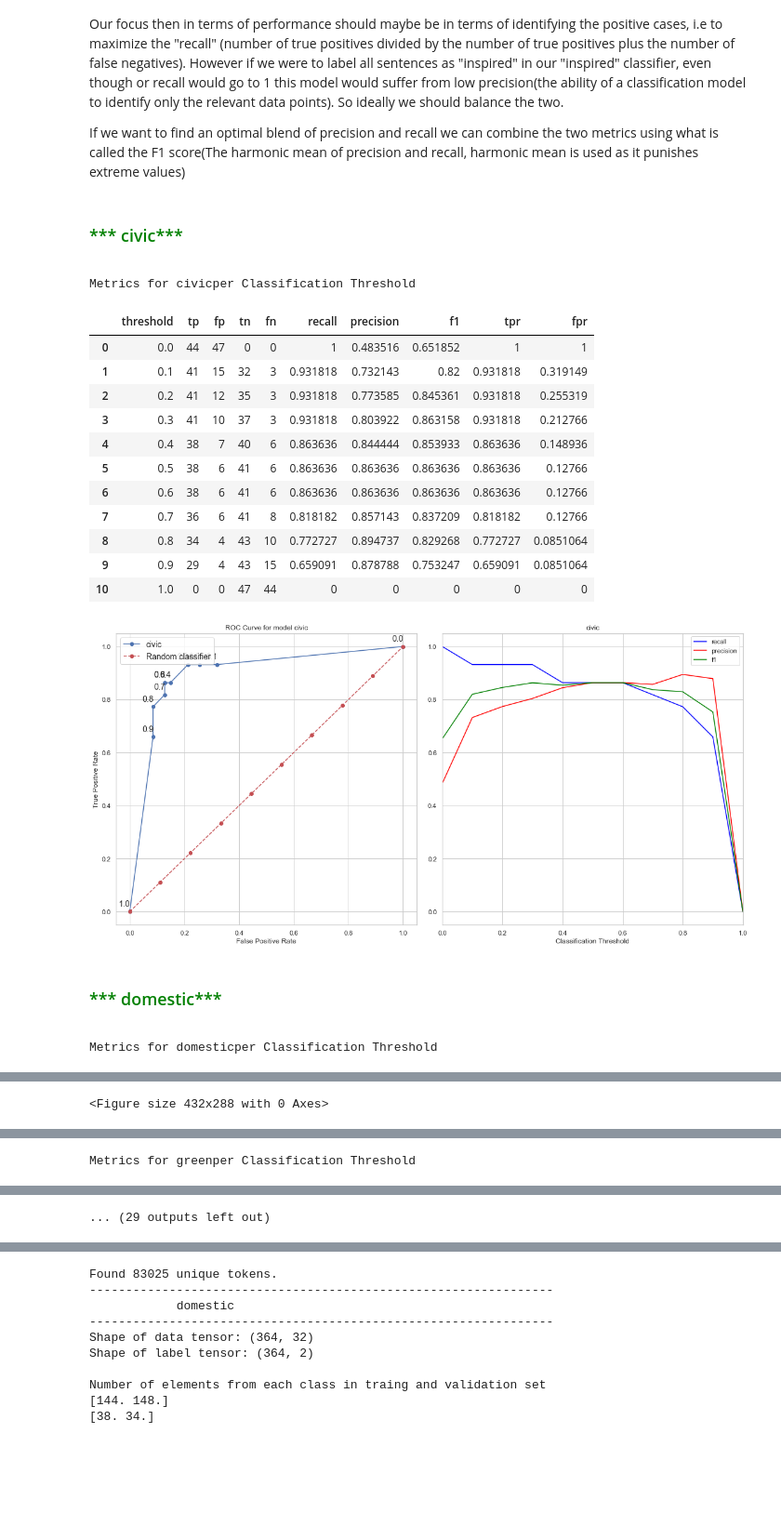
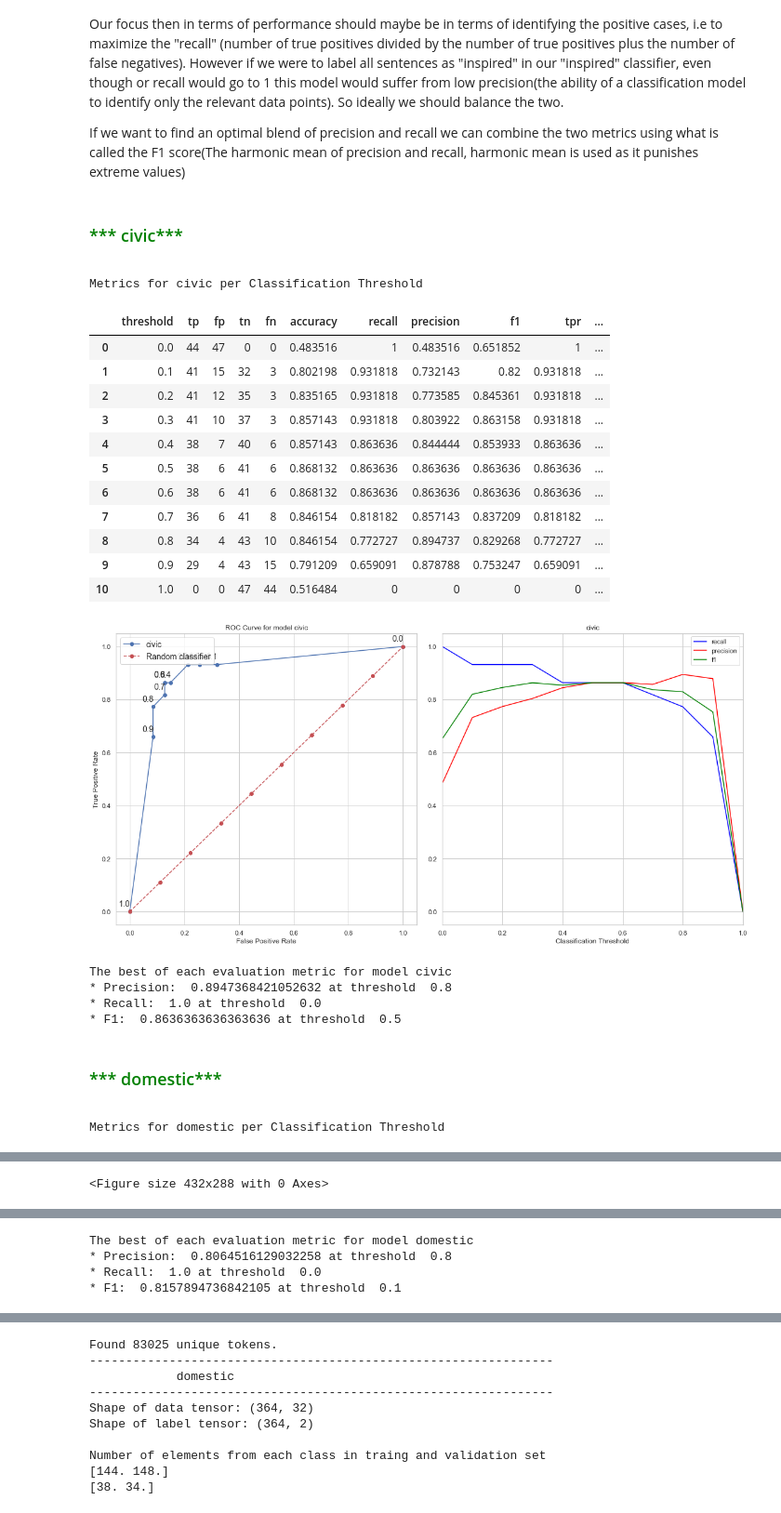
Before and after one commit to aideenf/AIVC, a Jupyter notebook: cp_wssc/Paper experiments.ipynb, the cells around one changed output, grey strips where cells are left out. Shown at 93% size. Drawn from its saved outputs; the diff is of its cells as text; code cells hidden in the pictures; blank space fills up the shorter version.

Commit message:
adding additional matrix to choose the model
specifically to choose the classification/probability threshold for final models

```diff
--- a/cp_wssc/Paper experiments.ipynb
+++ b/cp_wssc/Paper experiments.ipynb
@@ -381,6 +424,9 @@ fn_list = []
 tp_list = []
 
 _conventions_matches_precissions = {}
+dict_opt_f1_threshold = {}
+dict_opt_precision_threshold = {}
+dict_opt_recall_threshold = {}
 
 # AF: at each step calculating the precision, recall, F1, and location on the ROC curve.
 #For each convention
@@ -420,51 +466,84 @@ for k in _DLModels.keys():
     roc =  calculate_metrics(results_for_current_convention, len(my_data_y));
     results_for_current_convention = pd.concat([results_for_current_convention, roc.drop("threshold", axis=1)],axis=1, join='inner', sort = False)
 
-    print("Metrics for " +k + "per Classification Threshold")
+    print("Metrics for " +k + " per Classification Threshold")
     display(results_for_current_convention)
 
 
     plt.figure(figsize=(16,8))
     plt.subplot(1, 2, 1)
     plt.style.use('seaborn-dark-palette')
     my_thresholds = [str(t) for t in results_for_current_convention['threshold']]
     plt.plot(roc['fpr'], roc['tpr'], 'bo-', label = k);
     plt.plot(list(np.linspace(0, 1, num = 10)), list(np.linspace(0, 1, num = 10)), 'ro--', label = 'Random classifier');
     for x, y, s in zip(roc['fpr'], roc['tpr'], my_thresholds):
         plt.text(x - 0.04,y + 0.02, s, fontdict={'size': 14});
     plt.legend(prop={'size':14})
     plt.ylabel('True Positive Rate'); plt.xlabel('False Positive Rate');
     plt.title('ROC Curve for model '+k);
     #plt.show()
     #plt.clf()
 
     plt.subplot(1, 2, 2)
     ax = plt.gca()
     plt.title(k)
     roc.plot(kind='line',x='threshold',y='recall', color='blue',ax=ax)
     roc.plot(kind='line',x='threshold',y='precision', color='red', ax=ax)
     roc.plot(kind='line',x='threshold',y='f1', color='green', ax=ax)
     plt.xlabel('Classification Threshold')
     plt.tight_layout()
     plt.show()
     plt.clf()
+    print ("The best of each evaluation metric for model", k)
+
+    best = results_for_current_convention[['recall','precision', 'f1']].max()
+    try:
+        best_precision_threshold = results_for_current_convention[['threshold']][results_for_current_convention.precision == best[1]]['threshold'].iloc[0]
+    except:
+        best_precision_threshold = results_for_current_convention[['threshold']][results_for_current_convention.precision == best[1]]['threshold'].iloc[0]
+
+    try:
+         best_recall_threshold = results_for_current_convention[['threshold']][results_for_current_convention.recall == best[0]]['threshold'].iloc[0]
+    except:
+        best_recall_threshold = results_for_current_convention[['threshold']][results_for_current_convention.recall == best[0]]['threshold'].iloc[0]
+
+    try:
+        best_F1_threshold = results_for_current_convention[['threshold']][results_for_current_convention.f1 == best[2]]['threshold'].iloc[0]
+    except:
+         best_F1_threshold = results_for_current_convention[['threshold']][results_for_current_convention.f1 == best[2]]['threshold'].iloc[0]
+
+    dict_opt_f1_threshold[k] = best_F1_threshold
+    dict_opt_precision_threshold[k] = best_precision_threshold
+    dict_opt_recall_threshold[k]  =  best_recall_threshold
+    print ("* Precision: ", best [1], "at threshold ", best_precision_threshold)
+    print ("* Recall: ", best [0], "at threshold ", best_recall_threshold)
+    print ("* F1: ", best [2], "at threshold ", best_F1_threshold)
 
 gc.collect()
+
+print ("")
+print ("dict_opt_f1_threshold", dict_opt_f1_threshold)
+print ("dict_opt_precision_threshold", dict_opt_precision_threshold)
+print ("dict_opt_recall_threshold", dict_opt_recall_threshold)
 # %% [output]
 *** civic***
-Metrics for civicper Classification Threshold
+Metrics for civic per Classification Threshold
-|  | threshold | tp | fp | tn | fn | recall | precision | f1 | tpr | fpr |
-| 0 | 0.0 | 44 | 47 | 0 | 0 | 1 | 0.483516 | 0.651852 | 1 | 1 |
-| 1 | 0.1 | 41 | 15 | 32 | 3 | 0.931818 | 0.732143 | 0.82 | 0.931818 | 0.319149 |
-| 2 | 0.2 | 41 | 12 | 35 | 3 | 0.931818 | 0.773585 | 0.845361 | 0.931818 | 0.255319 |
-| 3 | 0.3 | 41 | 10 | 37 | 3 | 0.931818 | 0.803922 | 0.863158 | 0.931818 | 0.212766 |
-| 4 | 0.4 | 38 | 7 | 40 | 6 | 0.863636 | 0.844444 | 0.853933 | 0.863636 | 0.148936 |
-| 5 | 0.5 | 38 | 6 | 41 | 6 | 0.863636 | 0.863636 | 0.863636 | 0.863636 | 0.12766 |
-| 6 | 0.6 | 38 | 6 | 41 | 6 | 0.863636 | 0.863636 | 0.863636 | 0.863636 | 0.12766 |
-| 7 | 0.7 | 36 | 6 | 41 | 8 | 0.818182 | 0.857143 | 0.837209 | 0.818182 | 0.12766 |
-| 8 | 0.8 | 34 | 4 | 43 | 10 | 0.772727 | 0.894737 | 0.829268 | 0.772727 | 0.0851064 |
-| 9 | 0.9 | 29 | 4 | 43 | 15 | 0.659091 | 0.878788 | 0.753247 | 0.659091 | 0.0851064 |
-| 10 | 1.0 | 0 | 0 | 47 | 44 | 0 | 0 | 0 | 0 | 0 |
+|  | threshold | tp | fp | tn | fn | accuracy | recall | precision | f1 | tpr | ... |
+| 0 | 0.0 | 44 | 47 | 0 | 0 | 0.483516 | 1 | 0.483516 | 0.651852 | 1 | ... |
+| 1 | 0.1 | 41 | 15 | 32 | 3 | 0.802198 | 0.931818 | 0.732143 | 0.82 | 0.931818 | ... |
+| 2 | 0.2 | 41 | 12 | 35 | 3 | 0.835165 | 0.931818 | 0.773585 | 0.845361 | 0.931818 | ... |
+| 3 | 0.3 | 41 | 10 | 37 | 3 | 0.857143 | 0.931818 | 0.803922 | 0.863158 | 0.931818 | ... |
+| 4 | 0.4 | 38 | 7 | 40 | 6 | 0.857143 | 0.863636 | 0.844444 | 0.853933 | 0.863636 | ... |
+| 5 | 0.5 | 38 | 6 | 41 | 6 | 0.868132 | 0.863636 | 0.863636 | 0.863636 | 0.863636 | ... |
+| 6 | 0.6 | 38 | 6 | 41 | 6 | 0.868132 | 0.863636 | 0.863636 | 0.863636 | 0.863636 | ... |
+| 7 | 0.7 | 36 | 6 | 41 | 8 | 0.846154 | 0.818182 | 0.857143 | 0.837209 | 0.818182 | ... |
+| 8 | 0.8 | 34 | 4 | 43 | 10 | 0.846154 | 0.772727 | 0.894737 | 0.829268 | 0.772727 | ... |
+| 9 | 0.9 | 29 | 4 | 43 | 15 | 0.791209 | 0.659091 | 0.878788 | 0.753247 | 0.659091 | ... |
+| 10 | 1.0 | 0 | 0 | 47 | 44 | 0.516484 | 0 | 0 | 0 | 0 | ... |
 [figure]
+The best of each evaluation metric for model civic
+* Precision:  0.8947368421052632 at threshold  0.8
+* Recall:  1.0 at threshold  0.0
+* F1:  0.8636363636363636 at threshold  0.5
 *** domestic***
-Metrics for domesticper Classification Threshold
+Metrics for domestic per Classification Threshold
@@ -483,4 +562,7 @@ Metrics for domesticper Classification Threshold
-<Figure size 432x288 with 0 Axes>
+<Figure size 432x288 with 0 Axes>
 [figure]
+The best of each evaluation metric for model domestic
+* Precision:  0.8064516129032258 at threshold  0.8
+* Recall:  1.0 at threshold  0.0
+* F1:  0.8157894736842105 at threshold  0.1
 *** green***
-Metrics for greenper Classification Threshold
@@ -499 +568,0 @@ Metrics for greenper Classification Threshold
-... (29 outputs left out)
```
Also changed, not shown: parts of 9 cells of this notebook.
